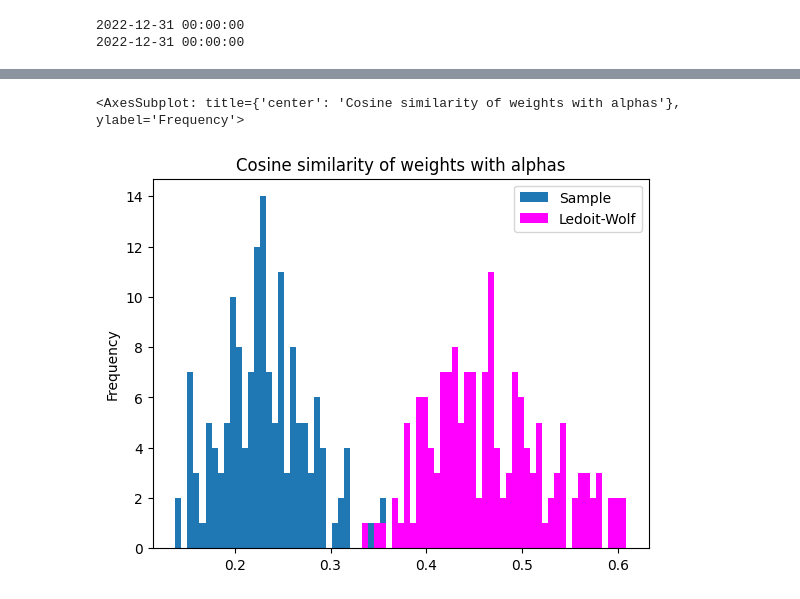
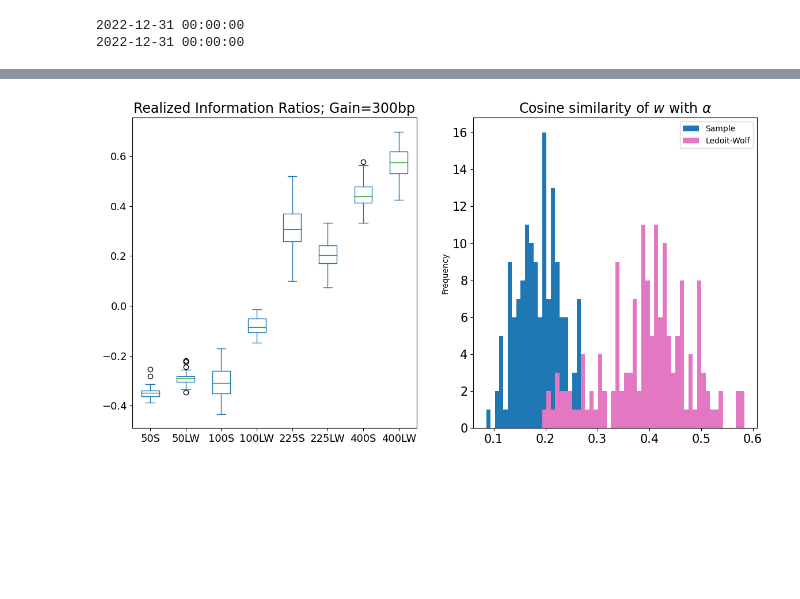
Before and after one commit to ryanczm/Honey-I-Shrunk-the-Covariance-Matrix, a Jupyter notebook: honey.ipynb, the cells around one changed output, grey strips where cells are left out. Cells and saved outputs as stored; diff of their text form; code cells hidden in the pictures; blank space fills up the shorter version.

```diff
--- a/honey.ipynb
+++ b/honey.ipynb
@@ -283,8 +273,15 @@ Text(0.5, 0.98, 'Cosine similarity of weights with alphas')
-# %%
-cosines_sim.plot(title='Cosine similarity of weights with alphas', kind='hist', bins=75, color=colors)
-# %% [output]
-<AxesSubplot: title={'center': 'Cosine similarity of weights with alphas'}, ylabel='Frequency'>
-[figure, removed]
+# %%
+
+fig, ax = plt.subplots(1,2, figsize=(14,7))
+
+ir_df.plot(kind='box', ax=ax[0],  showcaps=True, showfliers=True, fontsize=13)
+cosines_sim.plot(ax=ax[1], kind='hist', bins=60, color=colors, fontsize=15)
+ax[0].set_title(label='Realized Information Ratios; Gain=300bp',fontsize=17)
+ax[1].set_title(label=r'Cosine similarity of $w$ with $\alpha$',fontsize=17)
+# ax[0].set_xlabel('N')
+plt.show()
+# %% [output]
+[figure, added]
 # %%
 lw_turnover = lw_weights.diff().abs().sum(axis=1)
 s_turnover = s_weights.diff().abs().sum(axis=1)
```
Also changed, not shown: parts of 7 cells of this notebook, 1 other file.
